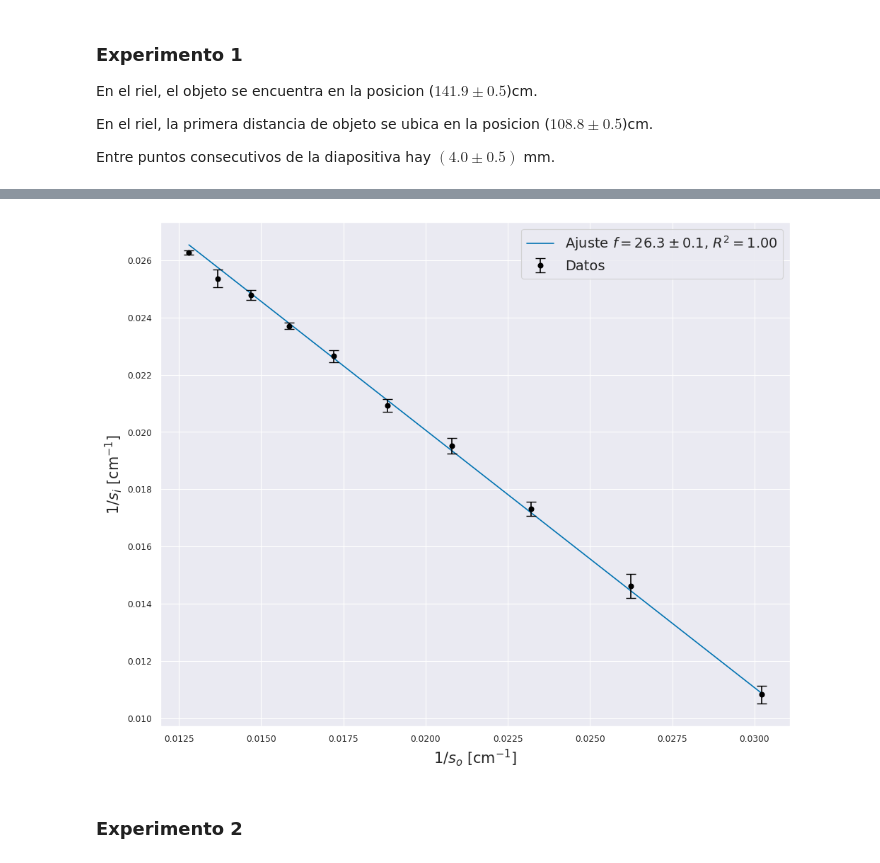
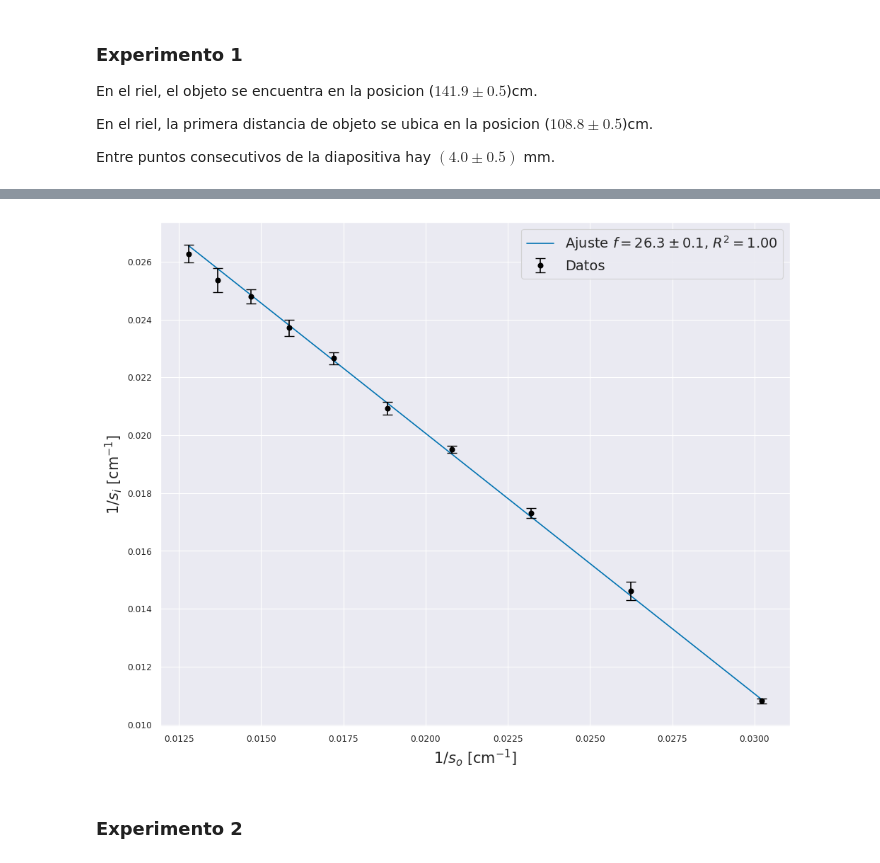
Before and after one commit to JuanSeguraUNAL/Mediciones_en_Optica_y_Acustica, a Jupyter notebook: practica2.ipynb, the cells around one changed output, grey strips where cells are left out. Drawn from its saved outputs; the diff is of its cells as text; code cells hidden in the pictures.

```diff
--- a/practica2.ipynb
+++ b/practica2.ipynb
@@ -89,34 +90,34 @@ plt.show()
 # %%
 # Experimento 1 de Gauss mediante un ajuste de recta
 
 # Hallar los inversos de las distancias y organizarlos junto a sus incertidumbres
 so_inv = (1 / so)[::-1]
 si_inv = (1 / si_prom)[::-1]
 dso_inv = (ds / so**2)[::-1]
 dsi_inv = (si_err / si_prom**2)[::-1]
 
 # Realizar el ajuste de datos para el primer experimento mediante recta (Ecuacion de Gauss)
 par, cov = curve_fit(recta, so_inv, si_inv, sigma= dsi_inv)
 f_inv = par[0]; df_inv = np.sqrt(cov[0][0])
 f = 1 / f_inv; df = df_inv / f_inv**2
 
 # Calculo del R2
 r2 = R2(recta, so_inv, si_inv, (par[0], par[1]))
 
 # Graficacion de la recta
 so_lins_inv = (1 / so_lins)[::-1]
 fig, ax = plt.subplots(figsize= (10, 8))
 ax.plot(so_lins_inv, recta(so_lins_inv, 1 / f, par[1]), label=rf"Ajuste $f = {f:.1f} \pm {df:.1f}$, $R^2 = {r2:.2f}$")
-ax.errorbar(so_inv, si_inv, yerr = si_err / si_prom**2, fmt='o', color='black', ecolor='black', capsize=5, label='Datos')
+ax.errorbar(so_inv, si_inv, yerr = dsi_inv, fmt='o', color='black', ecolor='black', capsize=5, label='Datos')
 ax.set_xlabel(r"$1 / s_o$ [cm$^{-1}$]", fontsize= 15)
 ax.set_ylabel(r"$1 / s_i$ [cm$^{-1}$]", fontsize= 15)
 ax.grid(True)
 ax.legend(fontsize= 14)
 plt.tight_layout()
 plt.savefig("Prac2_Ajuste_exp1_recta.pdf")
 plt.show()
 # %% [output]
-[figure, old version]
+[figure, new version]
 # %% [markdown]
 ### Experimento 2
 # %% [markdown]
```
Also changed, not shown: parts of 2 cells of this notebook.
